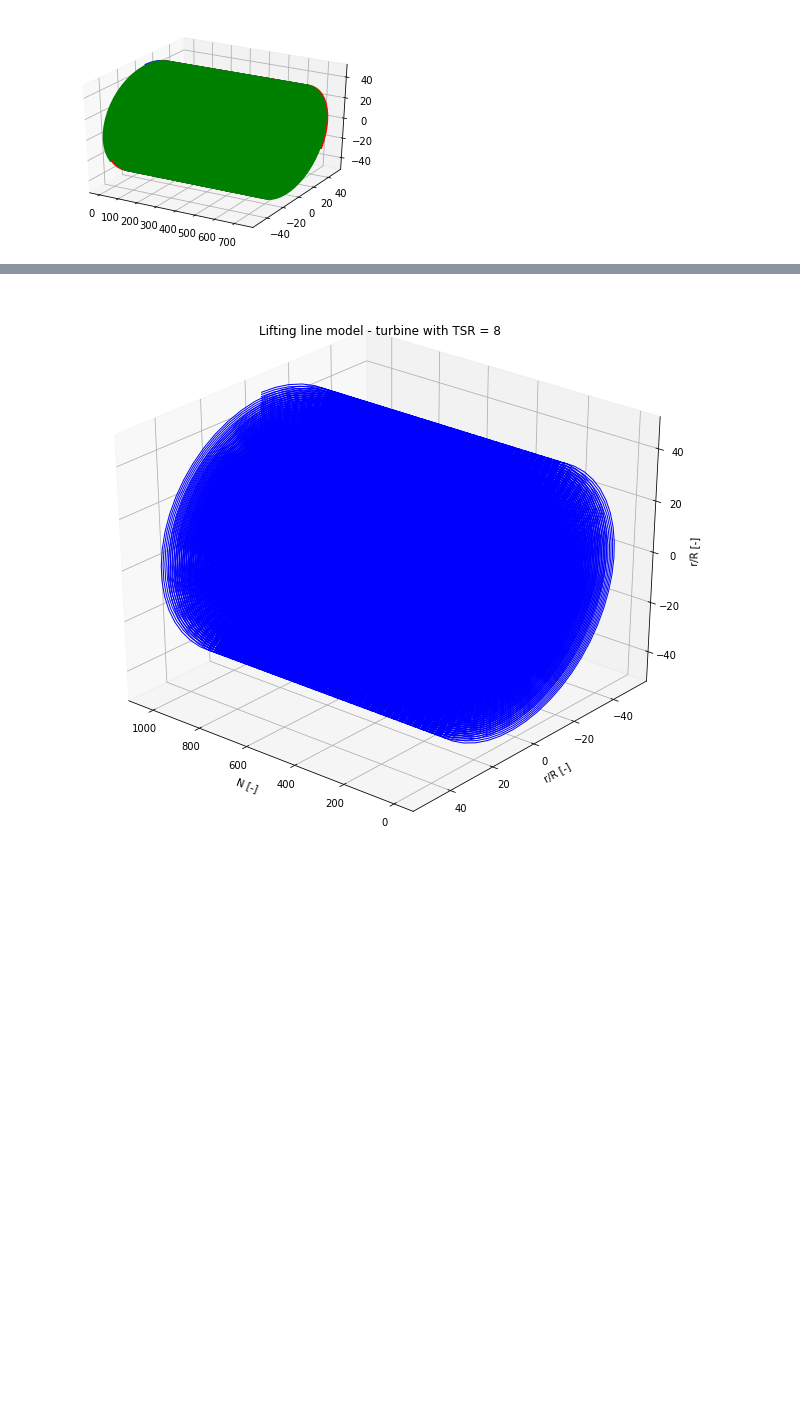
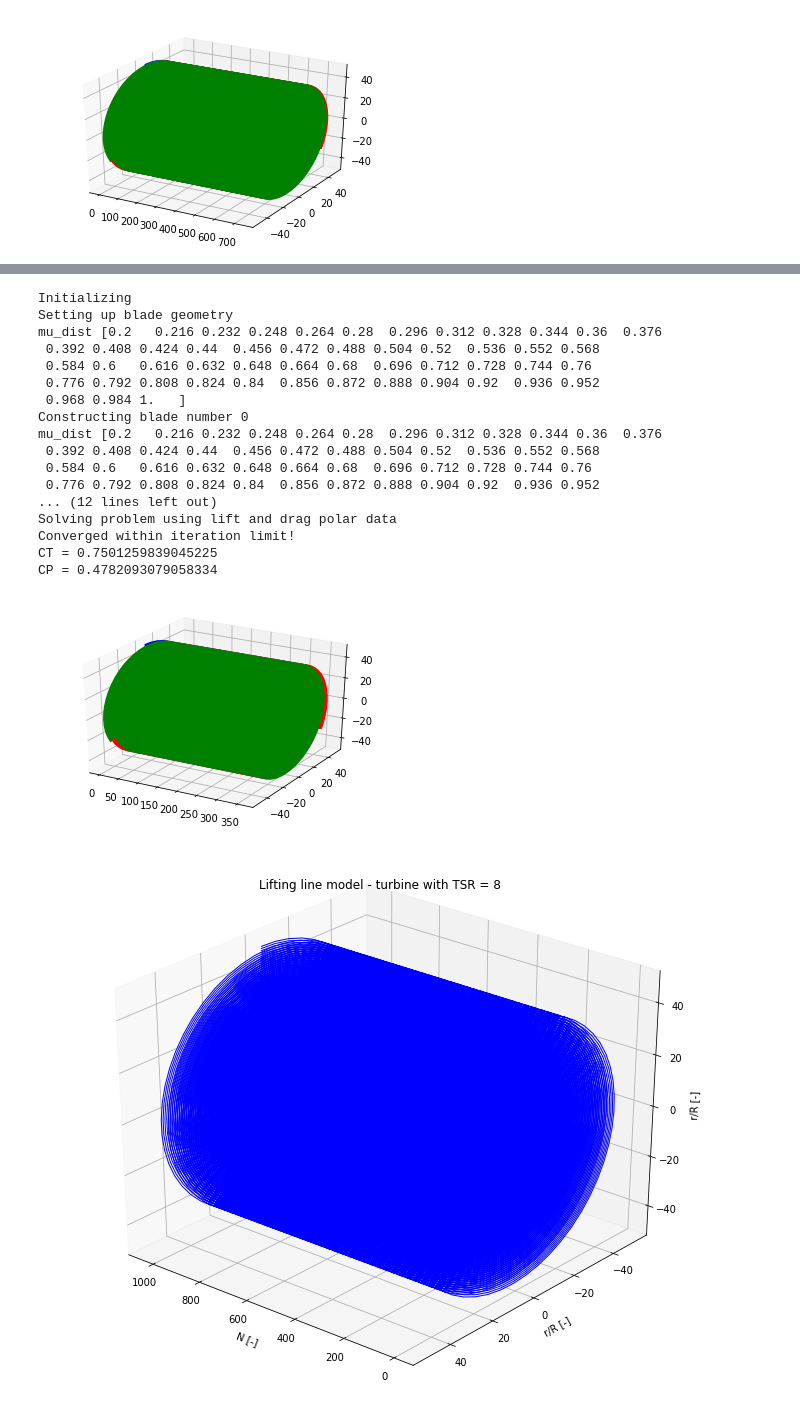
Before and after one commit to olafnekeman/rotor_wake_aerodynamics, a Jupyter notebook: Assignment2/turbine_case.ipynb, the cells around one changed output, grey strips where cells are left out. Cells and saved outputs as stored; diff of their text form; code cells hidden in the pictures; blank space fills up the shorter version.

```diff
--- a/Assignment2/turbine_case.ipynb
+++ b/Assignment2/turbine_case.ipynb
@@ -17,7 +17,7 @@ U_0 = 10
 
 N_blade_sec = 50      #number of blade sections
 N_wake_sec_rot = 50    #number of wake sections per rotation of the rotor
-N_rot = 35              #the number of rotations of the rotor NOTE needs to be integer
+N_rot = 16              #the number of rotations of the rotor NOTE needs to be integer
 a_w = 0.269             #the assumed wake convection induction factor U_wake = U_0*(1-a_w)
 TSR = 10
 TSR_8 = 8
@@ -179,3 +220,77 @@ Evaluating the effect of the vorticity from blade 2 on blade 0
+# %%
+#turbine parameters
+R = 50
+N_blades = 3
+mu_start = 0.2
+mu_end = 1
+U_0 = 10
+
+N_blade_sec = 50      #number of blade sections
+N_wake_sec_rot = 50    #number of wake sections per rotation of the rotor
+N_rot = 16              #the number of rotations of the rotor NOTE needs to be integer
+a_w = 0.281             #the assumed wake convection induction factor U_wake = U_0*(1-a_w)
+TSR = 10
+TSR_8 = 8
+TSR_6 = 6
+a_w8 = 0.276
+airfoil = 'DU_polar.txt' #DU_polar.txt or ARA_polar.txt
+
+mu_vec = np.array([0.2,1.0])   #vector where chord and twist are known. NOTE beginpoint needs to be mu_start and end point mu_end
+
+chord_vec_8 = np.array([3.726266186,0.7697521700000003])
+twist_vec_8 = np.array([7.719046267376299,-4.7470321246237])
+
+chord_vec = np.array([2.454897522,0.5013454500000001])
+twist_vec = np.array([5.069728502187389,-5.2134756578126105])
+
+twist_vec_6 = np.array([9.2,-2])
+chord_vec_6 = np.array([3.4,1])
+
+
+spacing = 'uniform'  #spacing method to use, choose from 'cosine' or 'uniform'
+
+#intialize the class
+L = lifting_line_model_singular(R, N_blades, mu_start, mu_end, mu_vec, chord_vec, twist_vec, U_0, TSR, N_blade_sec, N_wake_sec_rot, N_rot, a_w, airfoil, spacing = spacing)
+#change an attribute of the class, in this case the update weight, if you're happy with standard value, this line can be skipped
+L.weight_step = 0.05
+#L.print_progress = False
+#commit all the inputs
+L.commit_parameters()
+
+
+L.core_size = 0.02
+
+#plot the wake of the rotor
+fig = plt.figure()
+ax = fig.add_subplot(111, projection='3d')
+
+colors = ['b','r','g']
+
+for j in range(N_blades):
+    ax.plot(L.blades[j].x_cp,L.blades[j].y_cp,L.blades[j].z_cp)
+    for i in range(N_blade_sec+1):
+        ax.plot(L.blades[j].x_wake[i,:],L.blades[j].y_wake[i,:],L.blades[j].z_wake[i,:], colors[j])
+
+L.solve_system()
+# %% [output]
+Initializing
+Setting up blade geometry
+mu_dist [0.2   0.216 0.232 0.248 0.264 0.28  0.296 0.312 0.328 0.344 0.36  0.376
+ 0.392 0.408 0.424 0.44  0.456 0.472 0.488 0.504 0.52  0.536 0.552 0.568
+ 0.584 0.6   0.616 0.632 0.648 0.664 0.68  0.696 0.712 0.728 0.744 0.76
+ 0.776 0.792 0.808 0.824 0.84  0.856 0.872 0.888 0.904 0.92  0.936 0.952
+ 0.968 0.984 1.   ]
+Constructing blade number 0
+mu_dist [0.2   0.216 0.232 0.248 0.264 0.28  0.296 0.312 0.328 0.344 0.36  0.376
+ 0.392 0.408 0.424 0.44  0.456 0.472 0.488 0.504 0.52  0.536 0.552 0.568
+ 0.584 0.6   0.616 0.632 0.648 0.664 0.68  0.696 0.712 0.728 0.744 0.76
+ 0.776 0.792 0.808 0.824 0.84  0.856 0.872 0.888 0.904 0.92  0.936 0.952
+... (12 lines left out)
+Solving problem using lift and drag polar data
+Converged within iteration limit!
+CT = 0.7501259839045225
+CP = 0.4782093079058334
+[figure, added]
 # %%
 #Nrot = 25
 #Converged within iteration limit!
```
Also changed, not shown: parts of 15 cells of this notebook, 9 other files.
